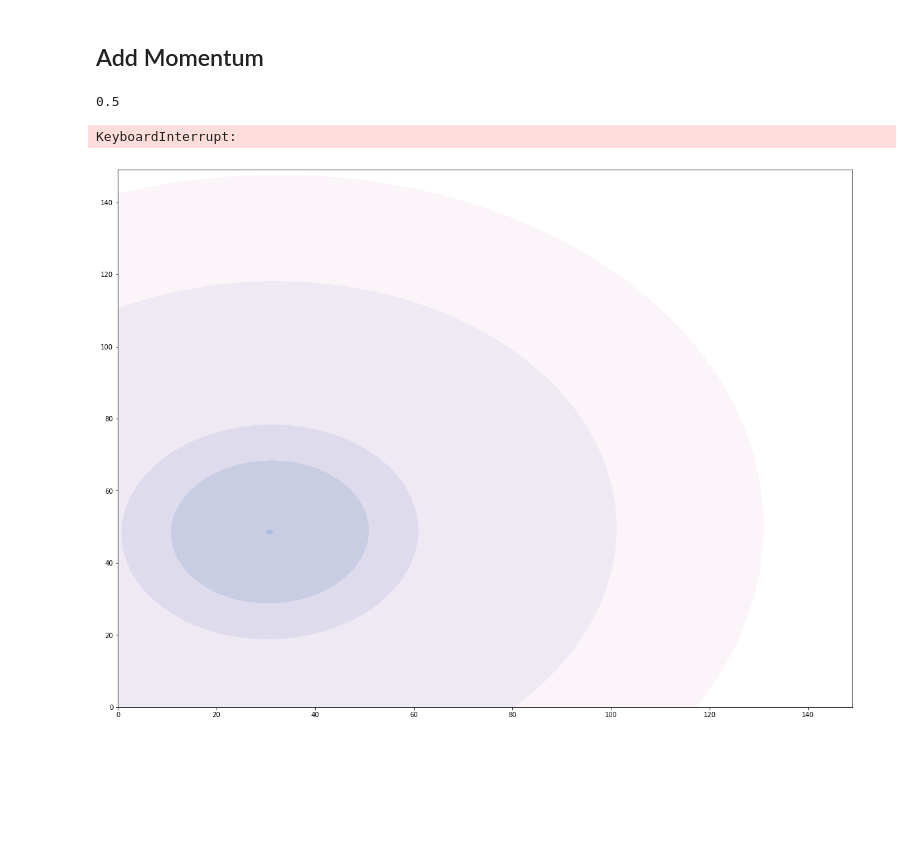
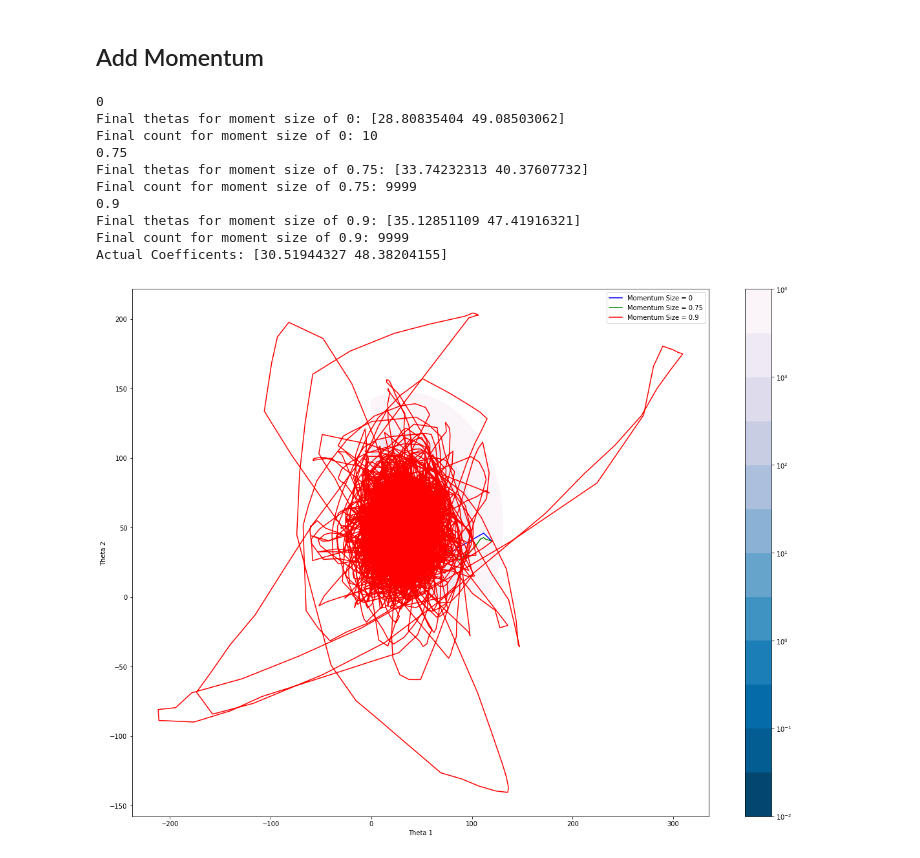
Before and after one commit to robahall/GradDesc, a Jupyter notebook: notebooks/1.0_rah_Gradient_Descent_Algorithims.ipynb, the cells around one changed output. Drawn from its saved outputs; the diff is of its cells as text; code cells hidden in the pictures; blank space fills up the shorter version.

Commit message:
MSE is out of control at high momentum. Low momentum it works well.

```diff
--- a/notebooks/1.0_rah_Gradient_Descent_Algorithims.ipynb
+++ b/notebooks/1.0_rah_Gradient_Descent_Algorithims.ipynb
@@ -161,35 +161,43 @@ xx, yy = np.meshgrid(x, y, sparse=True)
 z = np.average((np.dot(features, np.array([xx, yy])) - target) ** 2)
 levels = [0.01, 0.05, 0.1, 0.5, 1, 5, 10, 50, 100, 500, 1000, 5000, 10000]
 
 fig, ax = plt.subplots(figsize=(20, 15))
 cs = ax.contourf(x,y,z, levels, locator=ticker.LogLocator(), cmap=cm.PuBu_r)
 
 
-learning = 0.01 #[0.01, 0.1, 0.5]
+learning = 0.1 #[0.01, 0.1, 0.5]
 colors = ['b', 'g', 'r']
 random_start = [np.array([120, 40.]) for i in range(3)]
 epochs = 10
-momentum = [0.5, 0.75, 0.9]
+momentum = [0, 0.75, 0.9]
 count = 0
 
 for c, rs, moment in zip(colors, random_start, momentum):
     theta = rs
     print(moment)
     thetas, MSE, num_epochs = gda.momentum_gd(features, target, theta, learning, epochs, momentum = moment)
     #thetas, MSE = stochastic_gradient_descent(features, target, theta, lr, epochs)
     ax.plot(thetas[:,0],thetas[:,1], c, label='Momentum Size = {}'.format(moment))
     ax.legend()
     print("Final thetas for moment size of {}: {}".format(moment, thetas[-1]))
     print("Final count for moment size of {}: {}".format(moment,  num_epochs))
     count += 1
     if count == len(momentum):
         print("Actual Coefficents: {}".format(coef))
 
 cbar = fig.colorbar(cs)
 plt.xlabel('Theta 1')
 plt.ylabel('Theta 2')
 plt.show()
 # %% [output]
-0.5
+0
+Final thetas for moment size of 0: [28.80835404 49.08503062]
+Final count for moment size of 0: 10
+0.75
+Final thetas for moment size of 0.75: [33.74232313 40.37607732]
+Final count for moment size of 0.75: 9999
+0.9
+Final thetas for moment size of 0.9: [35.12851109 47.41916321]
+Final count for moment size of 0.9: 9999
+Actual Coefficents: [30.51944327 48.38204155]
-KeyboardInterrupt:
-[figure, old version]
+[figure, new version]
```
